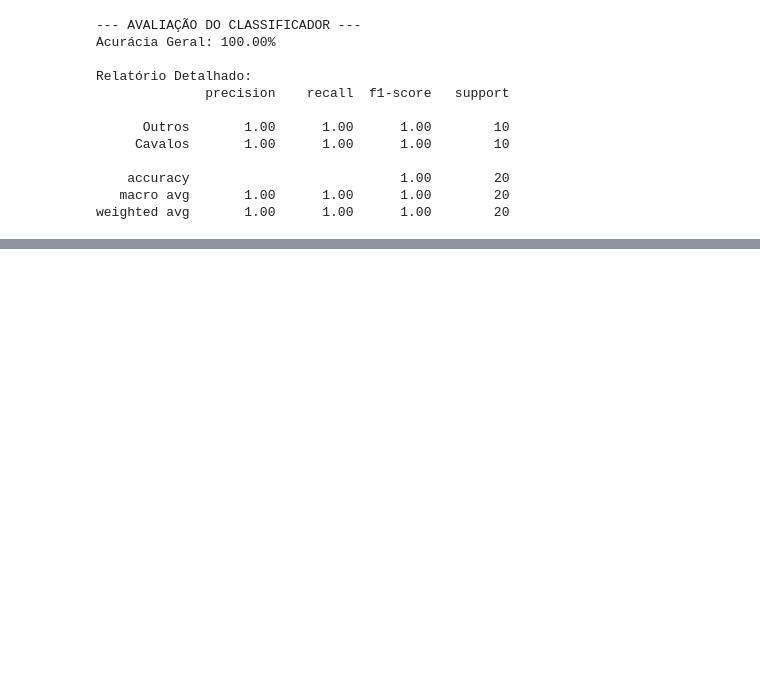
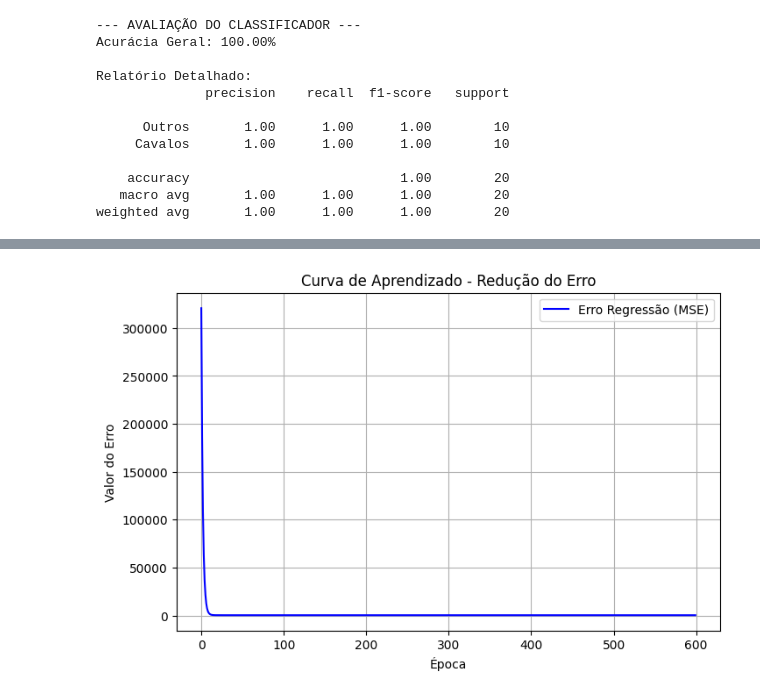
Before and after one commit to vitoriaferreirap/DeepLearning, a Jupyter notebook: MachineLearning/ML_AprendizadoSupervisionado.ipynb, the cells around one changed output, grey strips where cells are left out. Cells and saved outputs as stored; diff of their text form; code cells hidden in the pictures; blank space fills up the shorter version.

```diff
--- a/MachineLearning/ML_AprendizadoSupervisionado.ipynb
+++ b/MachineLearning/ML_AprendizadoSupervisionado.ipynb
@@ -155,0 +177,8 @@ Total de Outros identificados: 10
+# %%
+# Gabarito para regresão
+# Alvo Tem 1 coluna (Só o Peso Real). É o que a IA usa para "conferir" se o chute dela foi bom.
+respostas_regressao = [
+    450.0, 480.0, 465.0, 410.0, 510.0, 455.0, 485.0, 500.0, 420.0, 460.0, # Cavalos
+    150.0, 140.0, 80.0, 30.0, 145.0, 110.0, 15.0, 25.0, 10.0, 18.0        # Outros
+]
+alvo_regressao = torch.tensor(respostas_regressao, dtype=torch.float32).reshape(-1, 1)
@@ -203 +290,15 @@ plt.show()
+# %%
+# Criando o Gráfico de Loss - REGRESSAO
+import matplotlib.pyplot as plt
+
+plt.figure(figsize=(8, 5))
+plt.plot(historico_erro_reg, color='blue', label='Erro Regressão (MSE)')
+plt.title('Curva de Aprendizado - Redução do Erro')
+plt.xlabel('Época')
+plt.ylabel('Valor do Erro')
+plt.legend()
+plt.grid(True)
+plt.show()
+# %% [output]
+[figure, added]
 # %%
```
Also changed, not shown: parts of 7 cells of this notebook.
